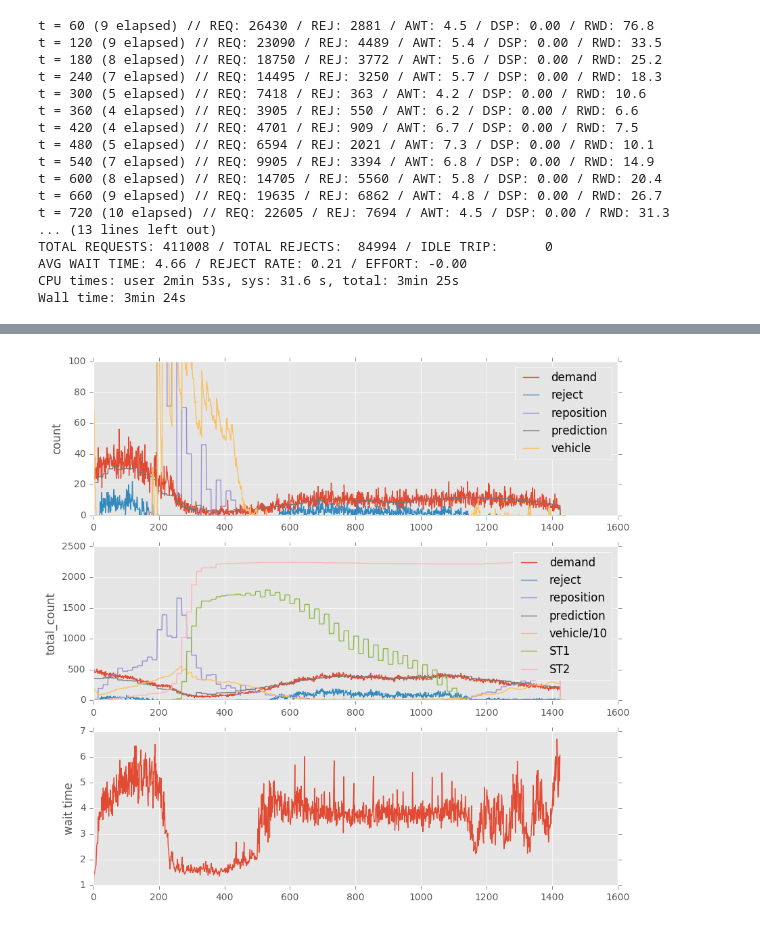
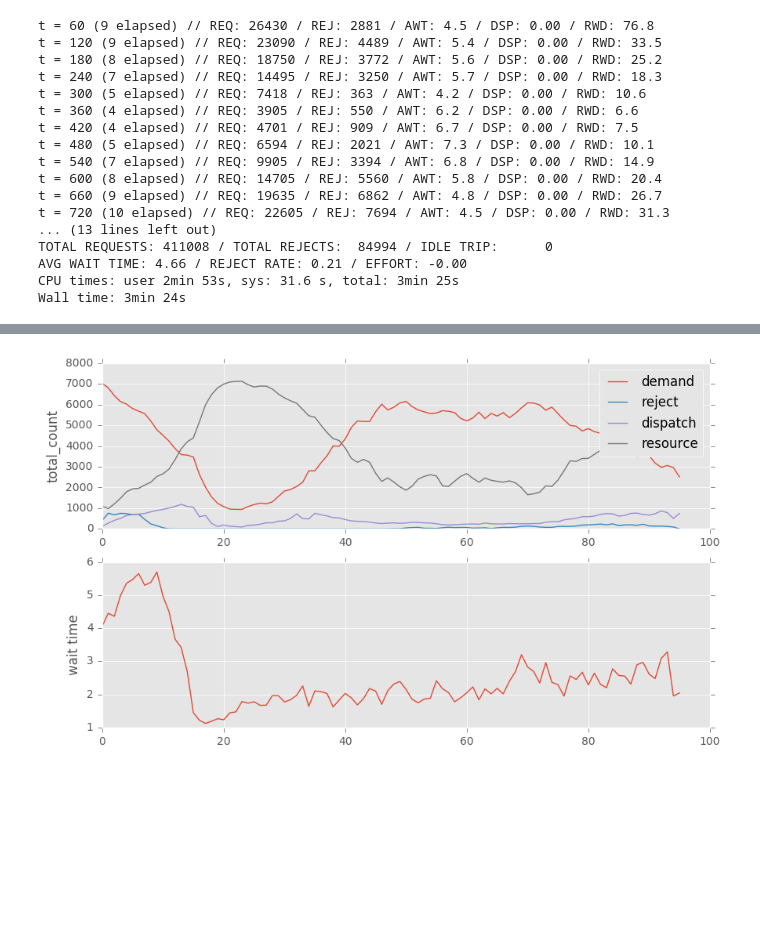
Before and after one commit to hitsuji5/FleetAI, a Jupyter notebook: experiment_LP.ipynb, the cells around one changed output, grey strips where cells are left out. Cells and saved outputs as stored; diff of their text form; code cells hidden in the pictures; blank space fills up the shorter version.

```diff
--- a/experiment_LP.ipynb
+++ b/experiment_LP.ipynb
@@ -122,6 +121,6 @@ agent = Agent(geohash_table, eta_table, pdest_table, demand_model, CYCLE,
 for _ in range(NO_OP_STEPS):
     _, requests, _, _, _ = env.step()
 agent.reset(requests, env.dayofweek, env.minofday)
-score = ex.run(env, agent, num_steps, average_cycle=4)
+score = ex.run(env, agent, num_steps, average_cycle=2)
 ex.describe(score)
 # %% [output]
@@ -608,4 +144,4 @@ Mean wait time: 3.79
-# %%
-plot_result(result, reposition_cycle=rcycle);
-# %% [output]
-[figure, removed]
+# %%
+plot(score);
+# %% [output]
+[figure, added]
```
Also changed, not shown: parts of 43 cells of this notebook, 5 other files.
